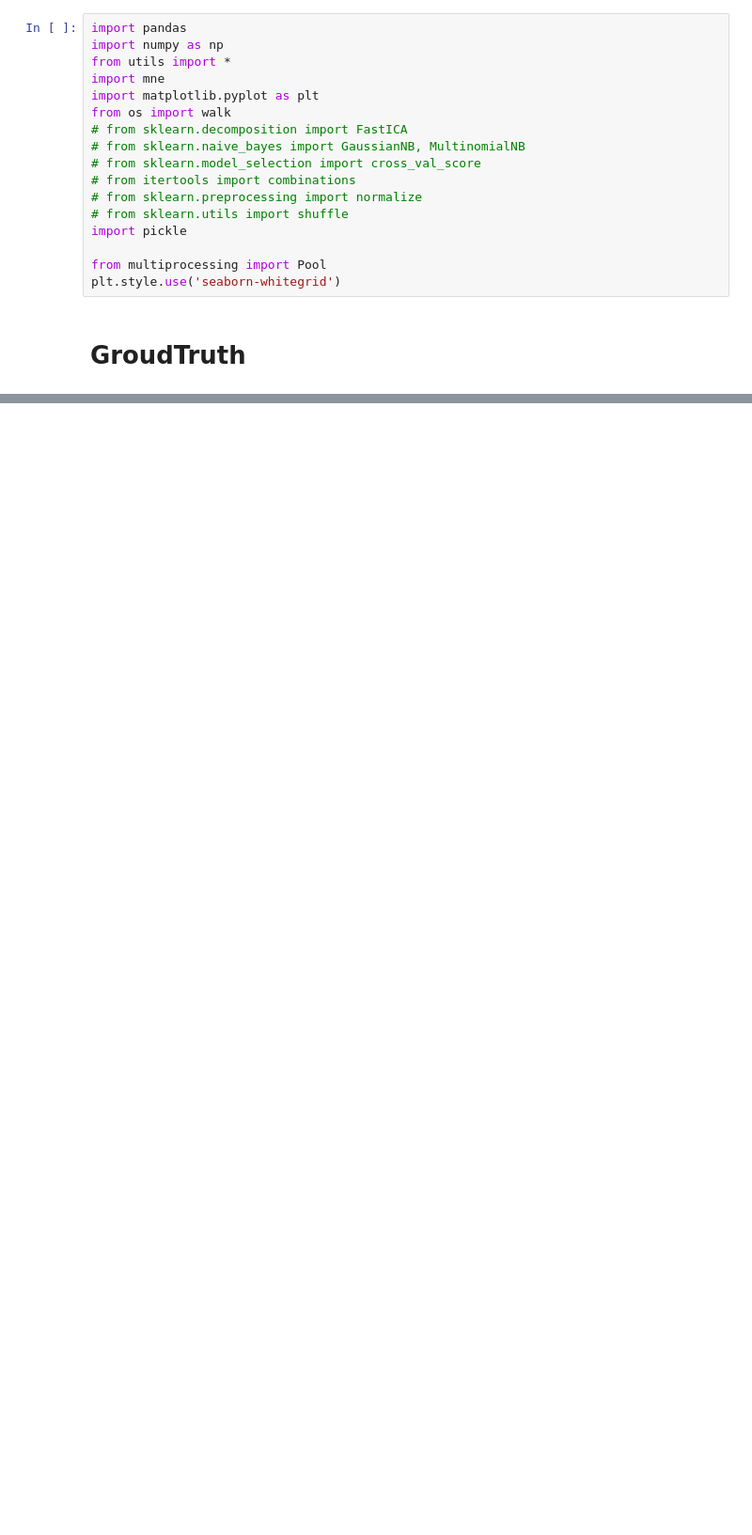
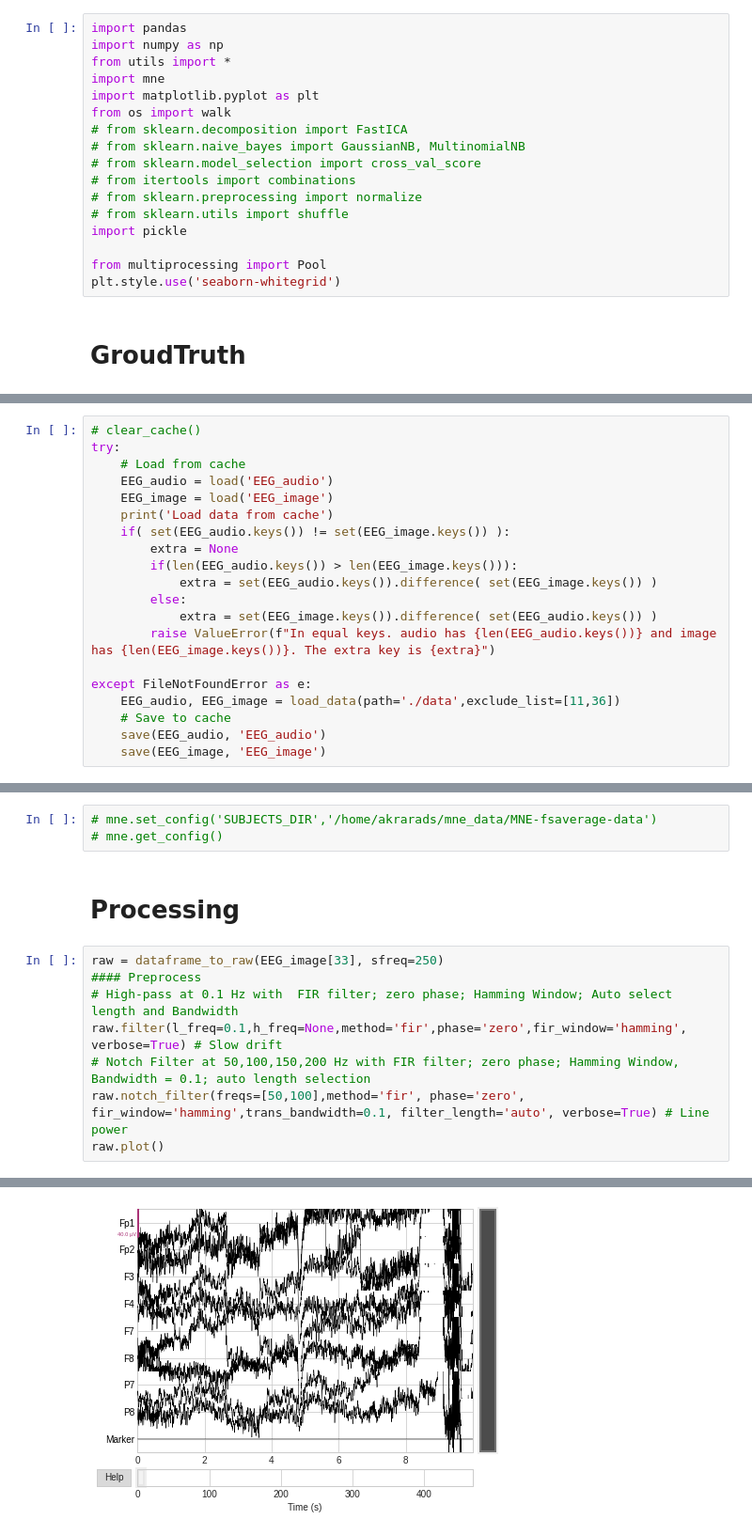
Before and after one commit to akraradets/2021JanHCI, a Jupyter notebook: 5-sourceLocalize/1-genericHeadModel.ipynb, the cells around one changed output, grey strips where cells are left out. Shown at 94% size. Saved outputs shown, nothing was run; the diff lists cells and outputs as text; blank space fills up the shorter version.

```diff
--- a/5-sourceLocalize/1-genericHeadModel.ipynb
+++ b/5-sourceLocalize/1-genericHeadModel.ipynb
@@ -31,0 +32,20 @@ ImportError: IProgress not found. Please update jupyter and ipywidgets. See http
+# %%
+# clear_cache()
+try:
+    # Load from cache
+    EEG_audio = load('EEG_audio')
+    EEG_image = load('EEG_image')
+    print('Load data from cache')
+    if( set(EEG_audio.keys()) != set(EEG_image.keys()) ):
+        extra = None
+        if(len(EEG_audio.keys()) > len(EEG_image.keys())):
+            extra = set(EEG_audio.keys()).difference( set(EEG_image.keys()) )
+        else:
+            extra = set(EEG_image.keys()).difference( set(EEG_audio.keys()) )
+        raise ValueError(f"In equal keys. audio has {len(EEG_audio.keys())} and image has {len(EEG_image.keys())}. The extra key is {extra}")
+
+except FileNotFoundError as e:
+    EEG_audio, EEG_image = load_data(path='./data',exclude_list=[11,36])
+    # Save to cache
+    save(EEG_audio, 'EEG_audio')
+    save(EEG_image, 'EEG_image')
@@ -31,0 +81,14 @@ ImportError: IProgress not found. Please update jupyter and ipywidgets. See http
+# %%
+# mne.set_config('SUBJECTS_DIR','/home/akrarads/mne_data/MNE-fsaverage-data')
+# mne.get_config()
+# %% [markdown]
+# Processing
+# %%
+raw = dataframe_to_raw(EEG_image[33], sfreq=250)
+#### Preprocess
+# High-pass at 0.1 Hz with  FIR filter; zero phase; Hamming Window; Auto select length and Bandwidth
+raw.filter(l_freq=0.1,h_freq=None,method='fir',phase='zero',fir_window='hamming', verbose=True) # Slow drift
+# Notch Filter at 50,100,150,200 Hz with FIR filter; zero phase; Hamming Window, Bandwidth = 0.1; auto length selection
+raw.notch_filter(freqs=[50,100],method='fir', phase='zero', fir_window='hamming',trans_bandwidth=0.1, filter_length='auto', verbose=True) # Line power
+raw.plot()
+# %% [output]
@@ -31,0 +112 @@ ImportError: IProgress not found. Please update jupyter and ipywidgets. See http
+[figure, added]
```
Also changed, not shown: parts of 8 cells of this notebook, 1 other file.
